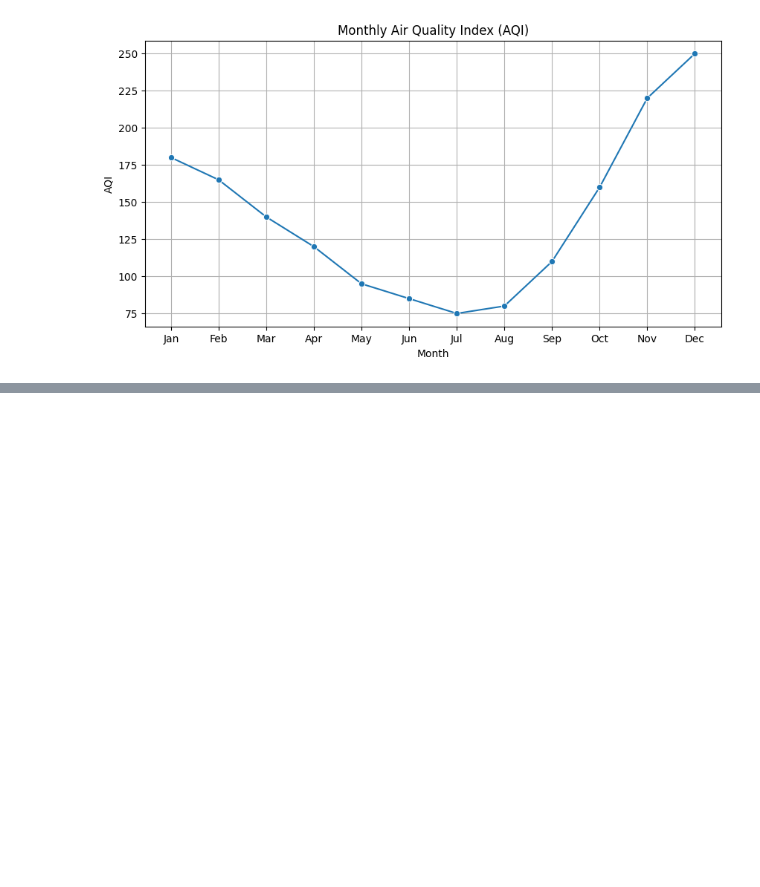
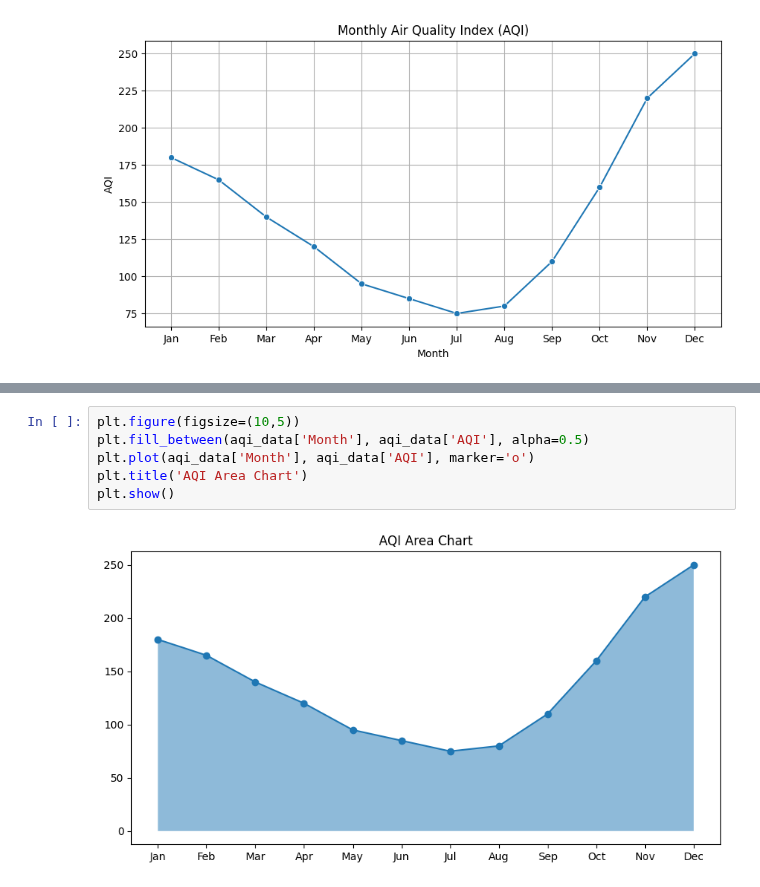
Before and after one commit to Shrajal-sahu-18/Data_Visulization, a Jupyter notebook: AQI.ipynb, the cells around one changed output, grey strips where cells are left out. Drawn from its saved outputs; the diff is of its cells as text; blank space fills up the shorter version.

```diff
--- a/AQI.ipynb
+++ b/AQI.ipynb
@@ -24,0 +32,8 @@ plt.show()
+# %%
+plt.figure(figsize=(10,5))
+plt.fill_between(aqi_data['Month'], aqi_data['AQI'], alpha=0.5)
+plt.plot(aqi_data['Month'], aqi_data['AQI'], marker='o')
+plt.title('AQI Area Chart')
+plt.show()
+# %% [output]
+[figure, added]
```
Also changed, not shown: parts of 1 cell of this notebook.
